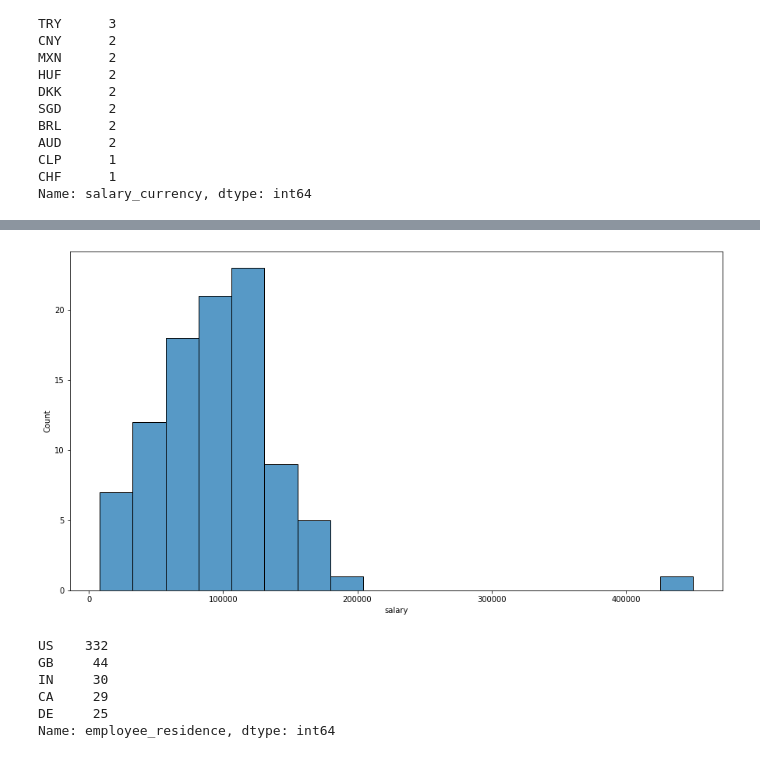
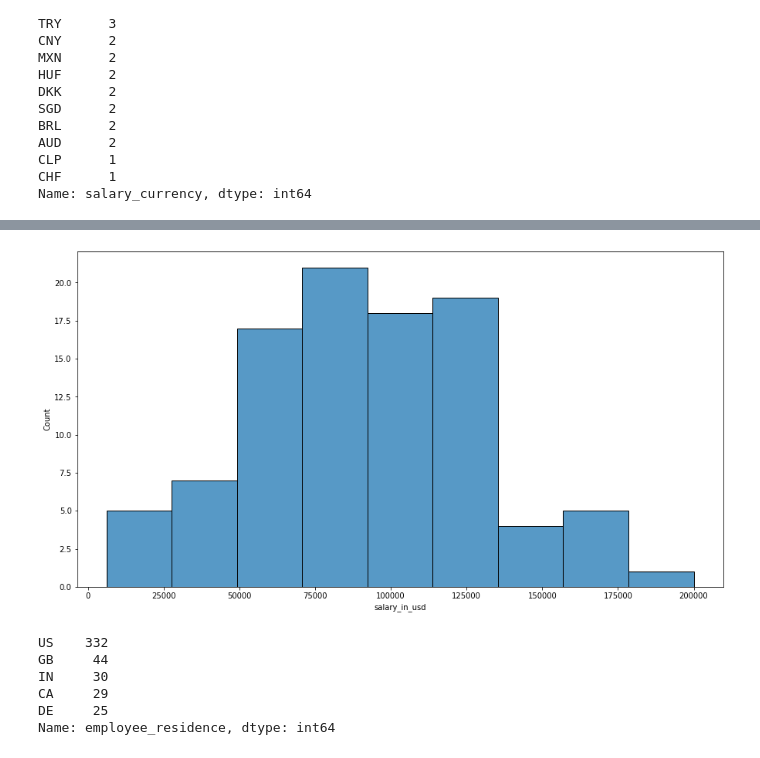
Before and after one commit to zw2791/Kaggle-practices, a Jupyter notebook: data_related_jobs.ipynb, the cells around one changed output, grey strips where cells are left out. Drawn from its saved outputs; the diff is of its cells as text; code cells hidden in the pictures.

```diff
--- a/data_related_jobs.ipynb
+++ b/data_related_jobs.ipynb
@@ -119,14 +122,14 @@ Name: salary_in_usd, dtype: float64
 # %%
 # now we want to know the salary distribution of data analyst job
 import matplotlib.pyplot as plt
 import seaborn as sns
 
 da = df[df['job_title'] == 'Data Analyst']
 
 plt.figure(figsize=(15,8))
-ax = sns.histplot(da, x="salary")
+ax = sns.histplot(da, x="salary_in_usd")
 
 plt.show()
 # %% [output]
-[figure, old version]
+[figure, new version]
 # %%
```
Also changed, not shown: parts of 11 cells of this notebook.
